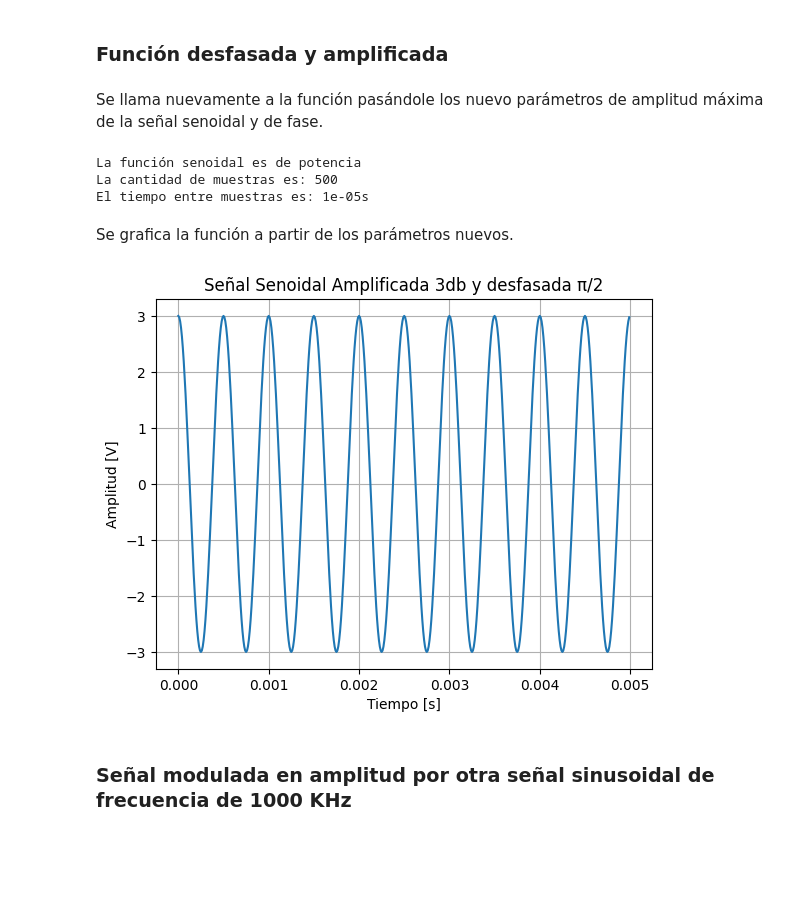
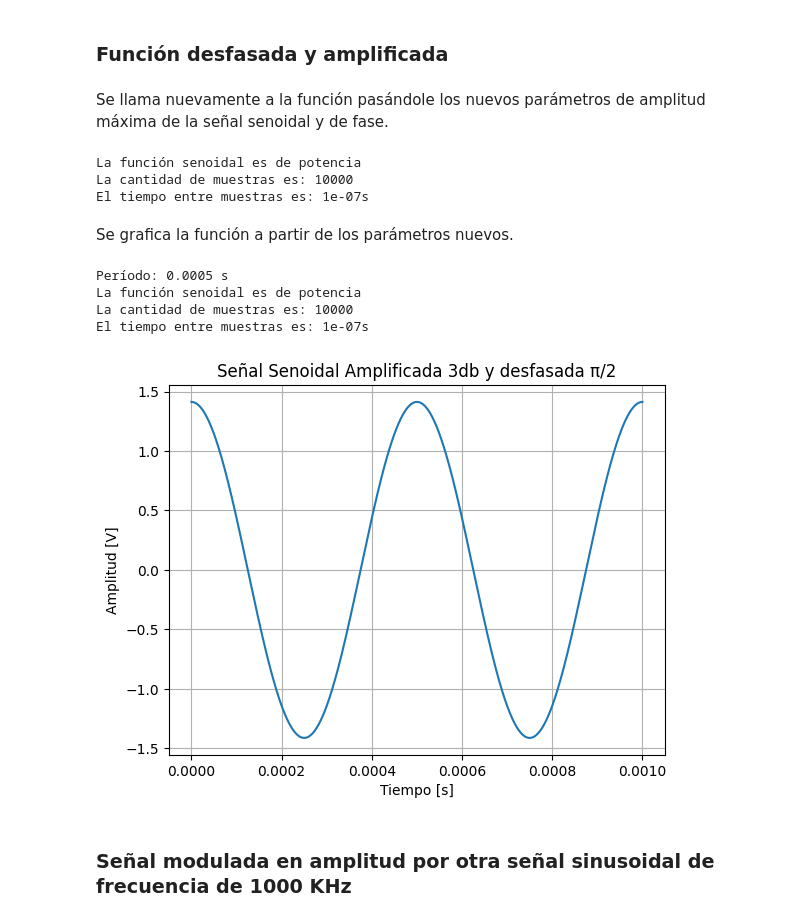
Before and after one commit to Nicolas-21864/TS, a Jupyter notebook: TS1.ipynb, the cells around one changed output. Drawn from its saved outputs; the diff is of its cells as text; code cells hidden in the pictures; blank space fills up the shorter version.

```diff
--- a/TS1.ipynb
+++ b/TS1.ipynb
@@ -14,8 +14,9 @@ Llamo a las librerías a utilizar y defino mis variables que voy a implementar.
 import numpy as np
 import matplotlib.pyplot as plt
 
-fm=100000 #frecuencia de muestreo
-N=500     #cantidad de muestras
+
+fm=10000000 #frecuencia de muestreo
+N=10000     #cantidad de muestras
 fs=2000   #frecuencia de la señal
 dt=1/fm  #tiempo entre muestras
 # %% [markdown]
@@ -54,9 +58,10 @@ plt.show()
 # %% [markdown]
 ### Función desfasada y amplificada
 # %% [markdown]
-Se llama nuevamente a la función pasándole los nuevo parámetros de amplitud máxima de la señal senoidal y de fase.
+Se llama nuevamente a la función pasándole los nuevos parámetros de amplitud máxima de la señal senoidal y de fase.
 # %%
-tt1, xx1 = mi_funcion_sen(vmax=3, dc=0, ff=fs, ph=np.pi/2, nn=N, fs=fm)
+vnueva = 1* 10**(3/20)
+tt1, xx1 = mi_funcion_sen(vmax=vnueva, dc=0, ff=fs, ph=np.pi/2, nn=N, fs=fm)
 # %%
 muestras=len(xx1)
 tiempoMuestras= dt
@@ -65,20 +70,32 @@ print(f'La cantidad de muestras es: {muestras}')
 print(f'El tiempo entre muestras es: {tiempoMuestras}s')
 # %% [output]
 La función senoidal es de potencia
-La cantidad de muestras es: 500
-El tiempo entre muestras es: 1e-05s
+La cantidad de muestras es: 10000
+El tiempo entre muestras es: 1e-07s
 # %% [markdown]
 Se grafica la función a partir de los parámetros nuevos.
 # %%
+muestras=len(xx1)
+tiempoMuestras= dt
+T = 1/fs
+print(f'Período: {T} s')
+print(f'La función senoidal es de potencia')
+print(f'La cantidad de muestras es: {muestras}')
+print(f'El tiempo entre muestras es: {tiempoMuestras}s')
+
 plt.figure(2)
 plt.plot(tt1, xx1, label='{f} Hz')
 plt.title('Señal Senoidal Amplificada 3db y desfasada π/2')
 plt.xlabel('Tiempo [s]')
 plt.ylabel('Amplitud [V]')
 plt.grid(True)
 plt.show()
 # %% [output]
+Período: 0.0005 s
+La función senoidal es de potencia
+La cantidad de muestras es: 10000
+El tiempo entre muestras es: 1e-07s
-[figure, old version]
+[figure, new version]
 # %% [markdown]
 ### Señal modulada en amplitud por otra señal sinusoidal de frecuencia de 1000 KHz
 # %% [markdown]
```
Also changed, not shown: parts of 15 cells of this notebook.
